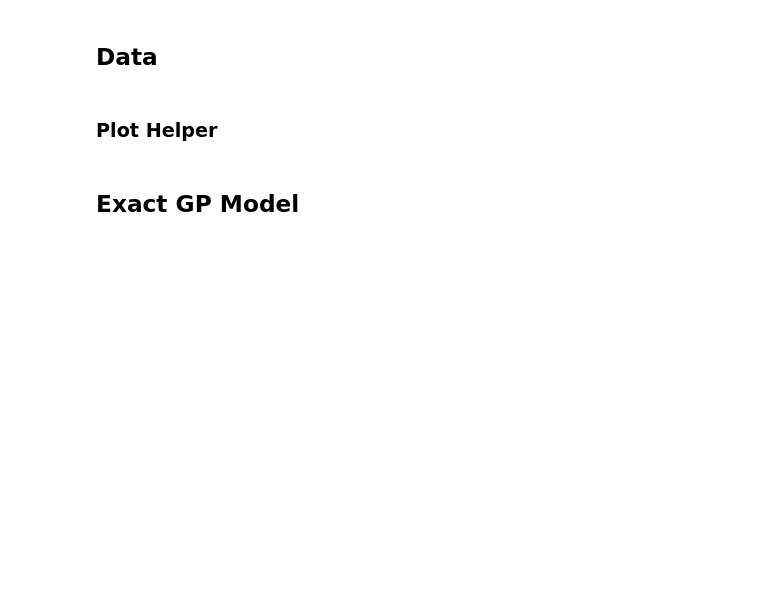
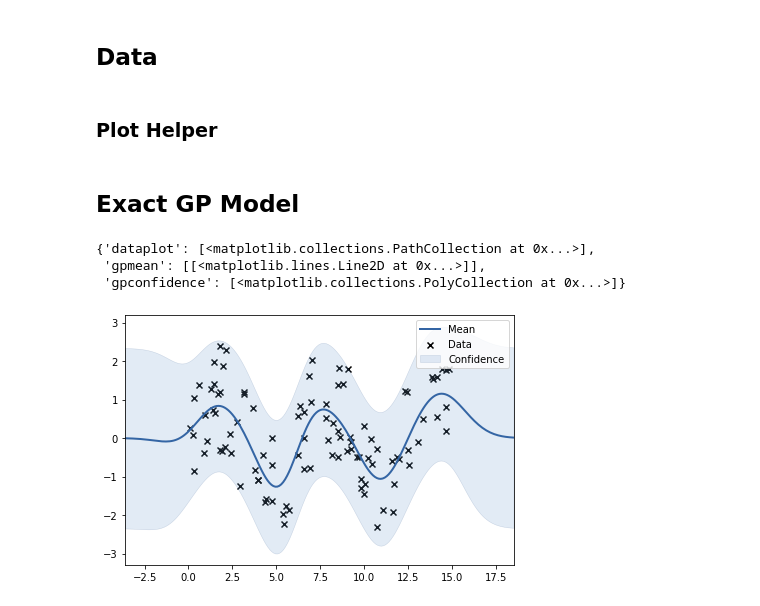
Before and after one commit to jejjohnson/gp_model_zoo, a Jupyter notebook: gpy/notebooks/exact.ipynb, the cells around one changed output. Drawn from its saved outputs; the diff is of its cells as text; code cells hidden in the pictures; blank space fills up the shorter version.

```diff
--- a/gpy/notebooks/exact.ipynb
+++ b/gpy/notebooks/exact.ipynb
@@ -60,5 +59,12 @@ gpr_clf = GPR(verbose=None, n_restarts=10)
 
 gpr_clf.fit(X, y);
+# %%
+gpr_clf.gp_model.plot()
+# %% [output]
+{'dataplot': [<matplotlib.collections.PathCollection at 0x...>],
+ 'gpmean': [[<matplotlib.lines.Line2D at 0x...>]],
+ 'gpconfidence': [<matplotlib.collections.PolyCollection at 0x...>]}
+[figure, added]
 # %%
 y_gpr, y_std = gpr_clf.predict(X_plot, return_std=True, noiseless=False)
 plot_results()
```
Also changed, not shown: parts of 5 cells of this notebook, 9 other files.
